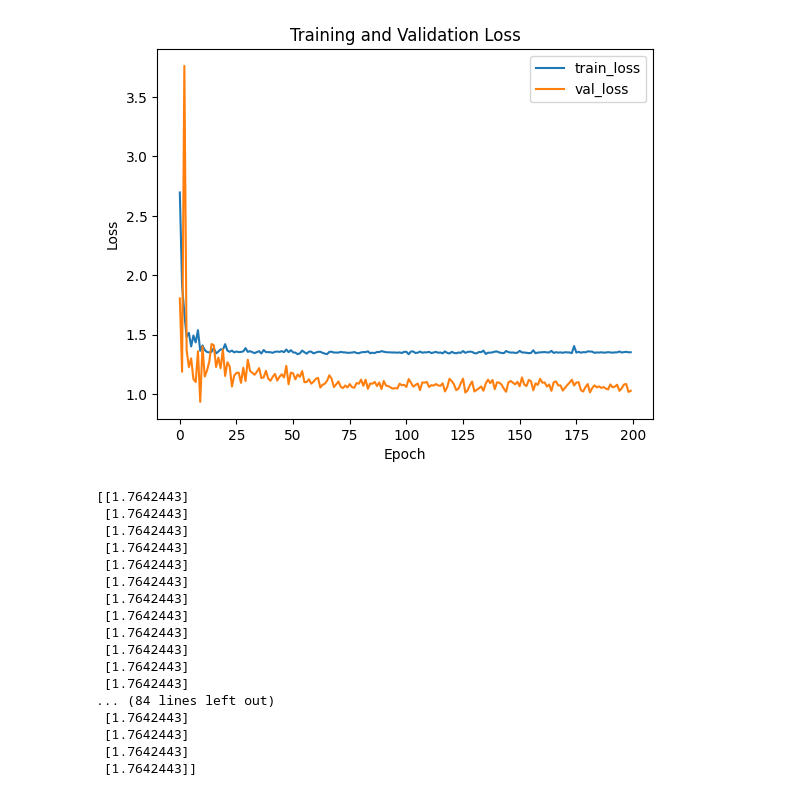
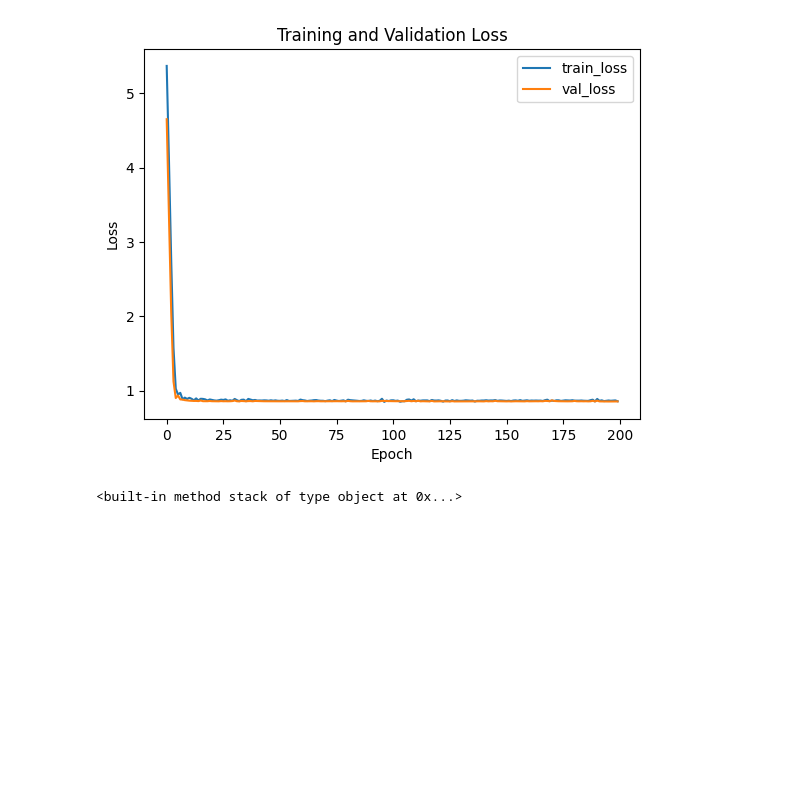
Before and after one commit to pop756/Quantum_KAN, a Jupyter notebook: Real_backend.ipynb, the cells around one changed output. Drawn from its saved outputs; the diff is of its cells as text; code cells hidden in the pictures; blank space fills up the shorter version.

```diff
--- a/Real_backend.ipynb
+++ b/Real_backend.ipynb
@@ -502,0 +426,3 @@ with Session(backend=backend) as session:
+# %%
+train_label = torch.tensor(np.array([result.data.evs for result in job_train.result()]),dtype=torch.float32)
+validation_label = torch.tensor(np.array([result.data.evs for result in job_valid.result()]),dtype=torch.float32)
@@ -503,7 +481,6 @@ with Session(backend=backend) as session:
 # %%
 import torch
-l_list = [1,1.5,2,2.5,3]
-
+l_list = [1,1.1,1.2]
 train_set = []
 valid_set = []
 
@@ -511,10 +488,11 @@ for l in l_list:
   train_list = []
   valid_list = []
 
-  job = service.jobs(backend_name='ibm_kyiv',job_tags=[f'l={l}'])
-  for res in job[0].result():
+  job_train = service.jobs(backend_name=backend_name,job_tags=['ecr_train',f'l={l}'],pending=False)
+  job_valid = service.jobs(backend_name=backend_name,job_tags=['ecr',f'l={l}'],pending=False)
+  for res in job_train[0].result():
     train_list.append(res.data.evs)
-  for res in job[1].result():
+  for res in job_valid[0].result():
     valid_list.append(res.data.evs)
-  train_set.append(torch.tensor(np.array(train_list)))
-  valid_set.append(torch.tensor(np.array(valid_list)))
+  train_set.append(torch.tensor(np.array(train_list),dtype=torch.float32))
+  valid_set.append(torch.tensor(np.array(valid_list),dtype=torch.float32))
@@ -540,0 +499,2 @@ dir(job[0])
+# %%
+inputs = job_train[0].inputs
@@ -587,7 +515,16 @@ from torch.utils.data import DataLoader, TensorDataset
 import numpy as np
 import matplotlib.pyplot as plt
 from sklearn.preprocessing import StandardScaler
-
+from kan import KAN
+class Model(nn.Module):
+    def __init__(self):
+        super(Model, self).__init__()
+        self.KAN = KAN([5,3,1],grid=1)
+    def forward(self, x):
+        output = self.KAN(x)
+        #output = nn.Sigmoid()(output)
+        output = torch.squeeze(output)
+        return output
 
 
 # 데이터셋 및 데이터로더
@@ -600,24 +537,38 @@ validation_loader = DataLoader(validation_dataset, batch_size=10, shuffle=False)
 class MLP(nn.Module):
     def __init__(self):
         super(MLP, self).__init__()
-        self.layer1 = nn.Linear(5, 64)
+        self.layer1 = nn.Linear(3, 64)
         self.layer2 = nn.Linear(64, 64)
         self.output = nn.Linear(64, 1)
         self.relu = nn.ReLU()
 
     def forward(self, x):
-        x = x.to(torch.float32)
         x = self.relu(self.layer1(x))
         x = self.relu(self.layer2(x))
         x = self.output(x)
         return x
 
+# LSTM 모델 정의
+class LSTMModel(nn.Module):
+    def __init__(self, input_size, hidden_size, output_size):
+        super(LSTMModel, self).__init__()
+        self.hidden_size = hidden_size
+        self.lstm = nn.LSTM(input_size, hidden_size, batch_first=True)
+        self.fc = nn.Linear(hidden_size, output_size)
+
+    def forward(self, x):
+        x = torch.unsqueeze(x,2)
+        h0 = torch.zeros(1, x.size(0), self.hidden_size)  # LSTM의 초기 은닉 상태 초기화
+        c0 = torch.zeros(1, x.size(0), self.hidden_size)  # LSTM의 초기 셀 상태 초기화
+        out, _ = self.lstm(x, (h0, c0))  # LSTM을 통해 시퀀스 처리
+        out = self.fc(out[:, -1, :])  # 마지막 시퀀스의 출력을 fully connected layer에 적용하여 출력 생성
+        return out
+
 # 모델 초기화
 model = MLP()
-
 # 손실 함수 및 옵티마이저
 criterion = nn.MSELoss()
-optimizer = optim.Adam(model.parameters(), lr=0.05)
+optimizer = optim.Adam(model.parameters(), lr=0.001)
 
 # 모델 학습
 num_epochs = 200
@@ -625,9 +576,10 @@ train_losses = []
 validation_losses = []
 
 for epoch in range(num_epochs):
-    model.train()
+
     running_loss = 0.0
     for inputs, labels in train_loader:
+
         optimizer.zero_grad()
         outputs = model(inputs)
         loss = criterion(outputs, labels)
@@ -637,7 +589,7 @@ for epoch in range(num_epochs):
 
     train_losses.append(running_loss / len(train_loader))
 
-    model.eval()
+
     validation_loss = 0.0
     with torch.no_grad():
         for inputs, labels in validation_loader:
@@ -659,9 +611,8 @@ plt.title('Training and Validation Loss')
 plt.show()
 
 # 검증 데이터로 예측
-model.eval()
 with torch.no_grad():
     validation_inputs = torch.tensor(validation_data)
     predictions = model(validation_inputs)
-    print(predictions.numpy())
+    print(torch.stack)
 # %% [output]
@@ -685,18 +636,2 @@ Epoch 200/200, Training Loss: 1.3515941977500916, Validation Loss: 1.02731652855
-[figure, old version]
+[figure, new version]
-[[1.7642443]
- [1.7642443]
- [1.7642443]
- [1.7642443]
- [1.7642443]
- [1.7642443]
- [1.7642443]
- [1.7642443]
- [1.7642443]
- [1.7642443]
- [1.7642443]
- [1.7642443]
-... (84 lines left out)
- [1.7642443]
- [1.7642443]
- [1.7642443]
- [1.7642443]]
+<built-in method stack of type object at 0x...>
```
Also changed, not shown: parts of 41 cells of this notebook, 1 other file.
